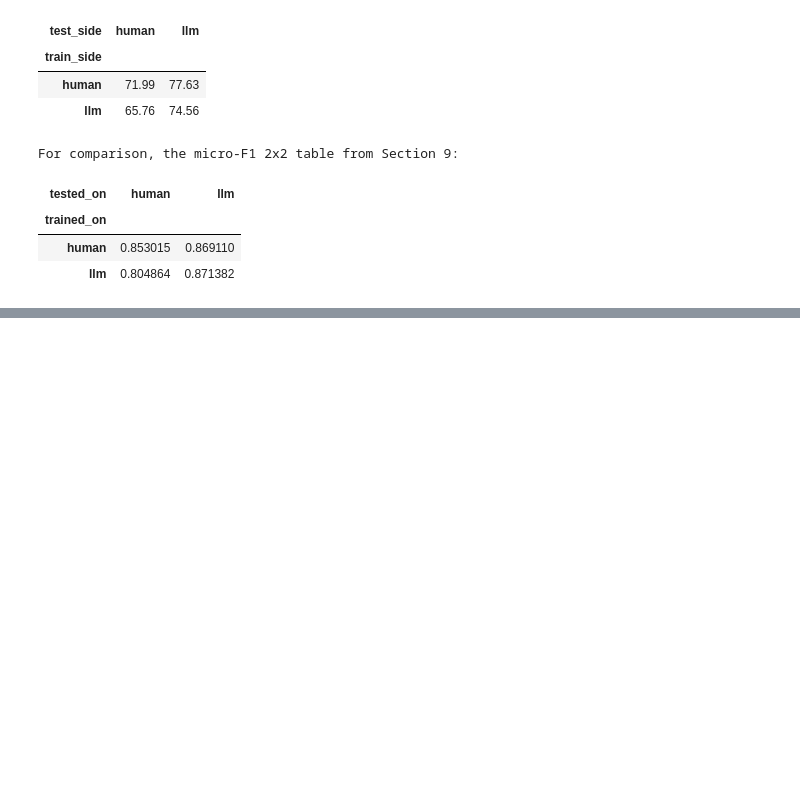
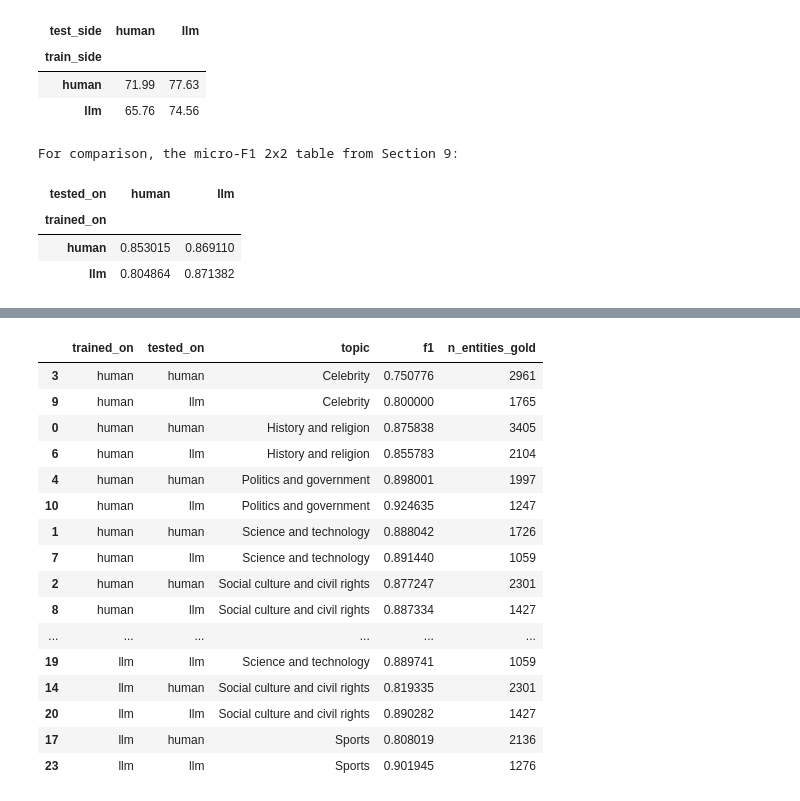
Before and after one commit to leen449/ner-human-vs-llm-news, a Jupyter notebook: notebooks/04_crf_baseline.ipynb, the cells around one changed output, grey strips where cells are left out. Saved outputs shown, nothing was run; the diff lists cells and outputs as text; code cells hidden in the pictures; blank space fills up the shorter version.

```diff
--- a/notebooks/04_crf_baseline.ipynb
+++ b/notebooks/04_crf_baseline.ipynb
@@ -1059,0 +1129,50 @@ For comparison, the micro-F1 2x2 table from Section 9:
+# %%
+# Per-topic F1: join each (trained, tested) combo's saved predictions onto the original test file (which
+# has `topic`), via sent_id, and accumulate span-level (tp, fp, fn) per topic.
+gold_by_tested = {
+    side: {r["sent_id"]: r for r in load_jsonl(SILVER_DIR / f"{side}_test.jsonl")}
+    for side in ["human", "llm"]
+}
+
+topic_counts = defaultdict(lambda: [0, 0, 0])  # (trained, tested, topic) -> [tp, fp, fn]
+for trained in ["human", "llm"]:
+    for tested in ["human", "llm"]:
+        pred_path = PREDICTIONS_DIR / f"crf_{trained}_on_{tested}.jsonl"
+        assert pred_path.exists(), f"Missing {pred_path} -- Section 9 must have finished for this combo"
+        gold_lookup = gold_by_tested[tested]
+        for pred_rec in load_jsonl(pred_path):
+            gold_rec = gold_lookup.get(pred_rec["sent_id"])
+            assert gold_rec is not None, f"{pred_rec['sent_id']} not found in {tested}_test.jsonl"
+            gold_spans = set(extract_spans(gold_rec["ner_tags"]))
+            pred_spans = set(extract_spans(pred_rec["predicted_tags"]))
+            key = (trained, tested, gold_rec["topic"])
+            topic_counts[key][0] += len(gold_spans & pred_spans)   # tp
+            topic_counts[key][1] += len(pred_spans - gold_spans)   # fp
+            topic_counts[key][2] += len(gold_spans - pred_spans)   # fn
+
+topic_f1_rows = [
+    {"trained_on": trained, "tested_on": tested, "topic": topic,
+     "f1": micro_f1_from_counts(*counts), "n_entities_gold": counts[0] + counts[2]}
+    for (trained, tested, topic), counts in topic_counts.items()
+]
+topic_f1_df = pd.DataFrame(topic_f1_rows)
+topic_f1_df.to_csv(RESULTS_DIR / "per_topic_f1.csv", index=False)
+display(topic_f1_df.sort_values(["trained_on", "topic", "tested_on"]))
+# %% [output]
+|  | trained_on | tested_on | topic | f1 | n_entities_gold |
+| 3 | human | human | Celebrity | 0.750776 | 2961 |
+| 9 | human | llm | Celebrity | 0.800000 | 1765 |
+| 0 | human | human | History and religion | 0.875838 | 3405 |
+| 6 | human | llm | History and religion | 0.855783 | 2104 |
+| 4 | human | human | Politics and government | 0.898001 | 1997 |
+| 10 | human | llm | Politics and government | 0.924635 | 1247 |
+| 1 | human | human | Science and technology | 0.888042 | 1726 |
+| 7 | human | llm | Science and technology | 0.891440 | 1059 |
+| 2 | human | human | Social culture and civil rights | 0.877247 | 2301 |
+| 8 | human | llm | Social culture and civil rights | 0.887334 | 1427 |
+| ... | ... | ... | ... | ... | ... |
+| 19 | llm | llm | Science and technology | 0.889741 | 1059 |
+| 14 | llm | human | Social culture and civil rights | 0.819335 | 2301 |
+| 20 | llm | llm | Social culture and civil rights | 0.890282 | 1427 |
+| 17 | llm | human | Sports | 0.808019 | 2136 |
+| 23 | llm | llm | Sports | 0.901945 | 1276 |
```
Also changed, not shown: parts of 6 cells of this notebook.
